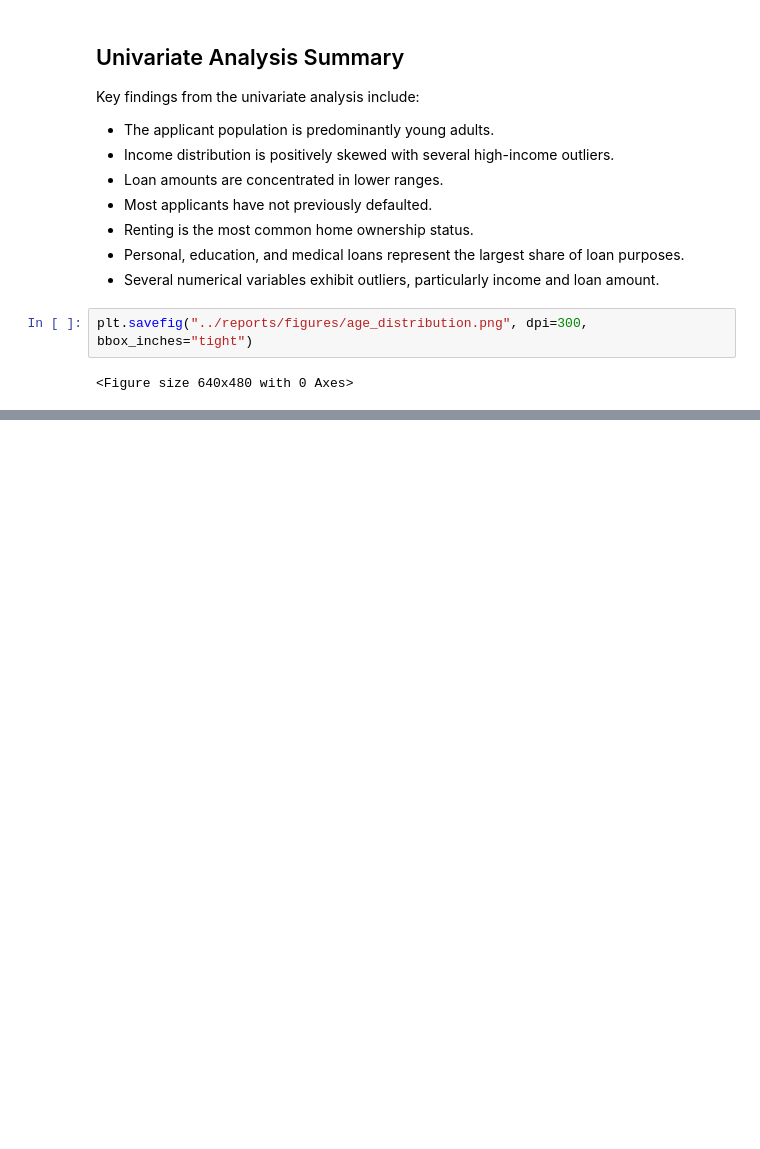
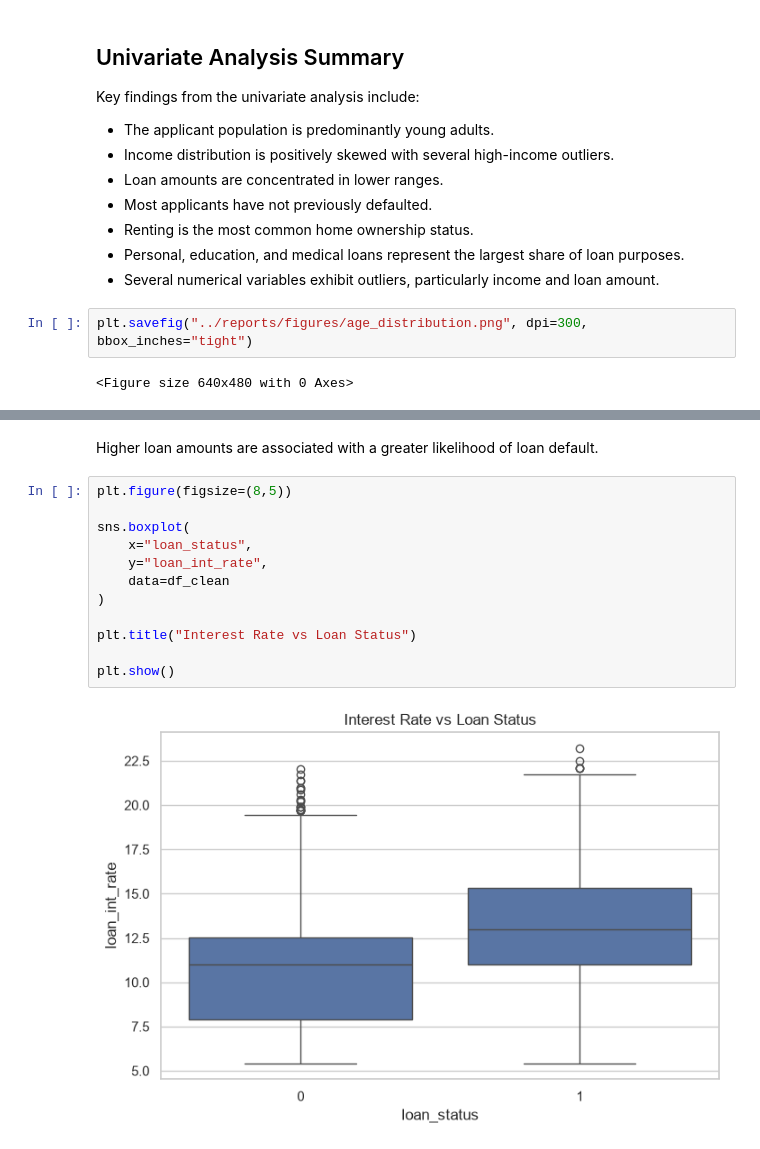
Before and after one commit to charank006/credit-risk-eda, a Jupyter notebook: notebooks/credit_eda.ipynb, the cells around one changed output, grey strips where cells are left out. Cells and saved outputs as stored; diff of their text form; blank space fills up the shorter version.

```diff
--- a/notebooks/credit_eda.ipynb
+++ b/notebooks/credit_eda.ipynb
@@ -725,0 +778,16 @@ plt.savefig("../reports/figures/age_distribution.png", dpi=300, bbox_inches="tig
+# %% [markdown]
+Higher loan amounts are associated with a greater likelihood of loan default.
+# %%
+plt.figure(figsize=(8,5))
+
+sns.boxplot(
+    x="loan_status",
+    y="loan_int_rate",
+    data=df_clean
+)
+
+plt.title("Interest Rate vs Loan Status")
+
+plt.show()
+# %% [output]
+[figure, added]
```
Also changed, not shown: parts of 21 cells of this notebook, 1 other file.
